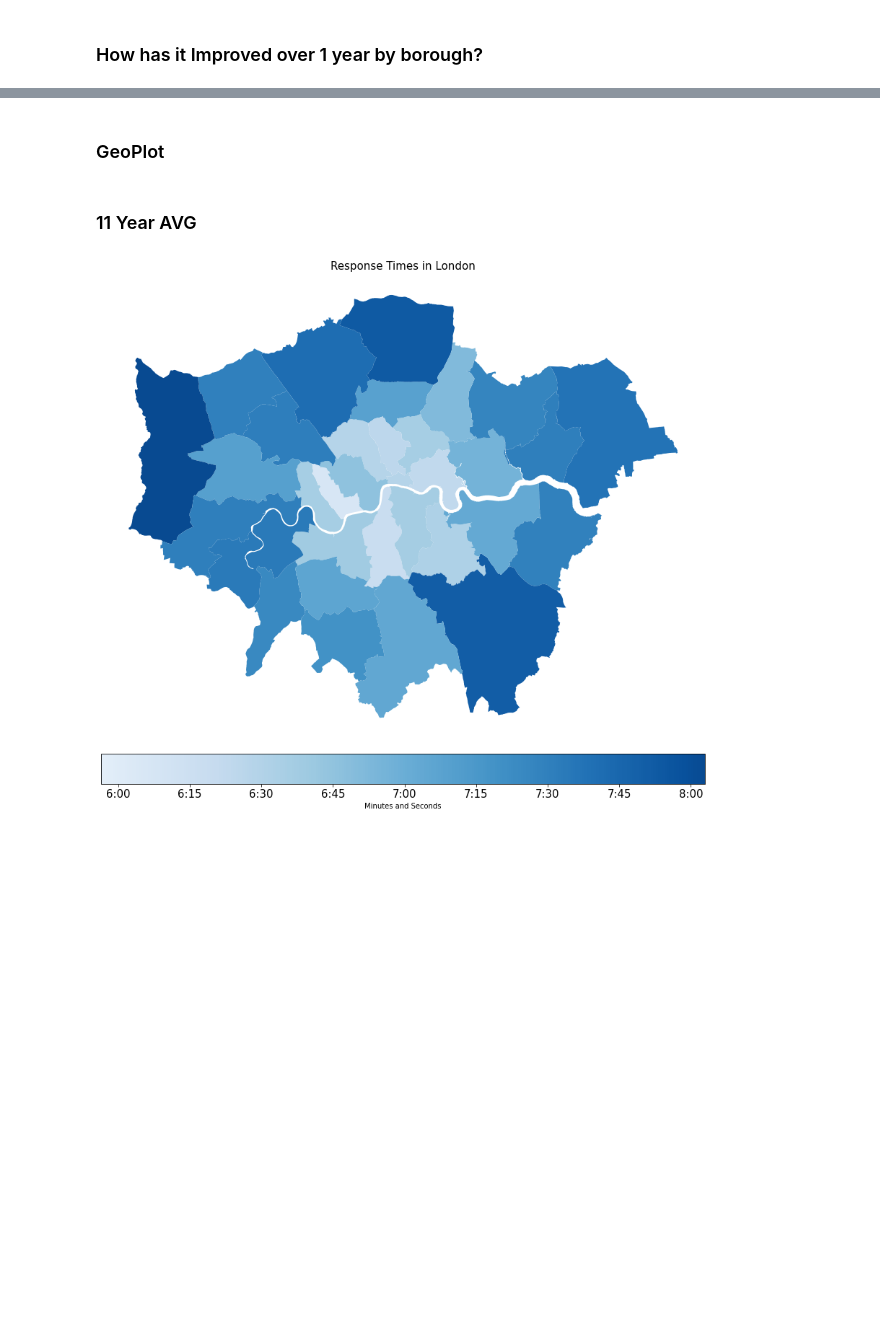
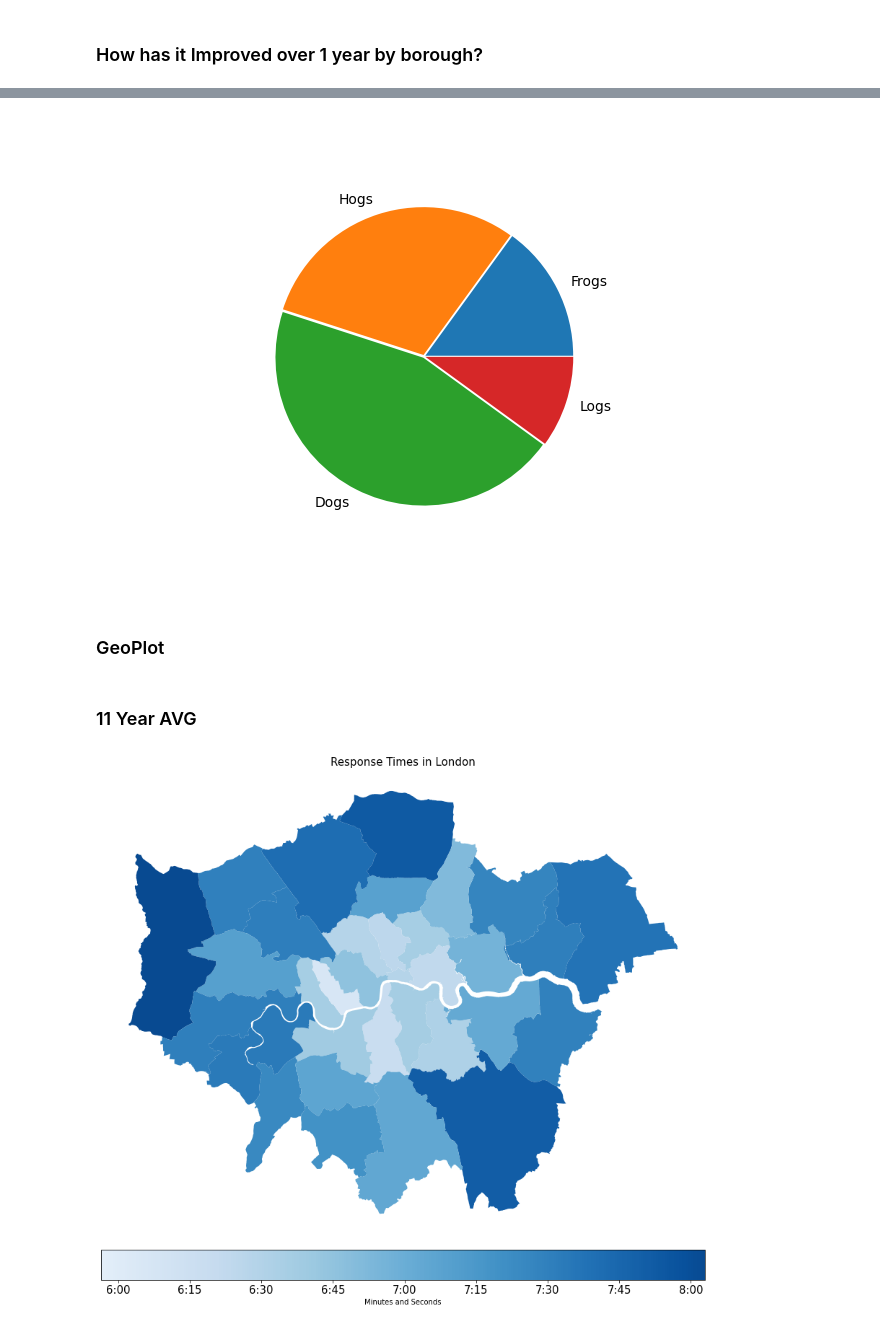
Before and after one commit to bendthompson/london-fires, a Jupyter notebook: notebooks/report.ipynb, the cells around one changed output, grey strips where cells are left out. Cells and saved outputs as stored; diff of their text form; code cells hidden in the pictures; blank space fills up the shorter version.

```diff
--- a/notebooks/report.ipynb
+++ b/notebooks/report.ipynb
@@ -214,3 +252,12 @@ Text(0.5, 1.0, '1-year Improvement in Response Times for each Inner London Borou
+# %%
+labels = ['Frogs', 'Hogs', 'Dogs', 'Logs']
+sizes = [15, 30, 45, 10]
+explode = (0.01, 0.01, 0.01, 0.01)  # only "explode" the 2nd slice (i.e. 'Hogs')
+
+fig1, ax1 = plt.subplots()
+ax1.pie(sizes, labels=labels, explode=explode);
+# %% [output]
+[figure, added]
 # %% [markdown]
 ### GeoPlot
 # %% [markdown]
```
Also changed, not shown: parts of 7 cells of this notebook, 2 other files.
